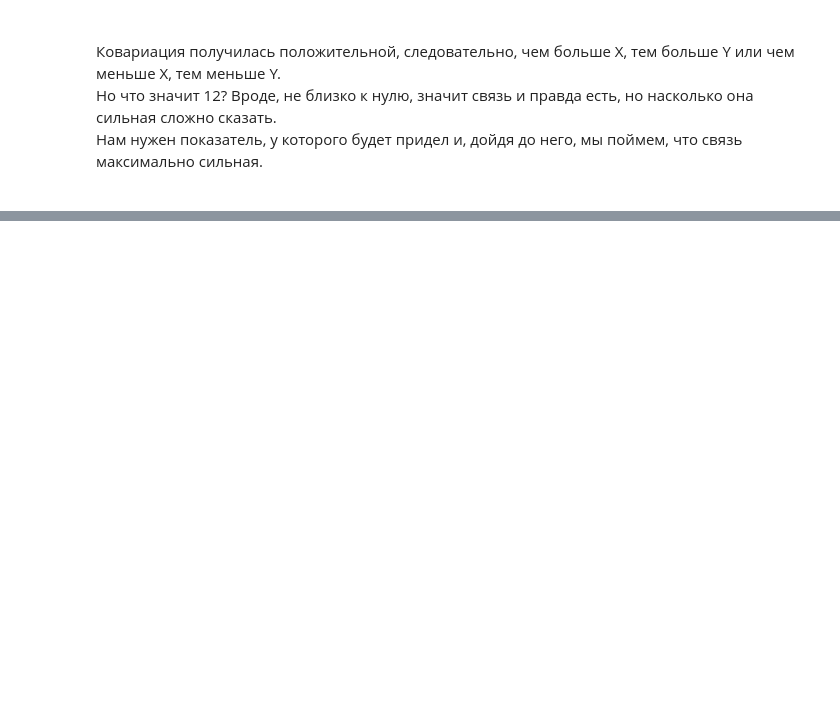
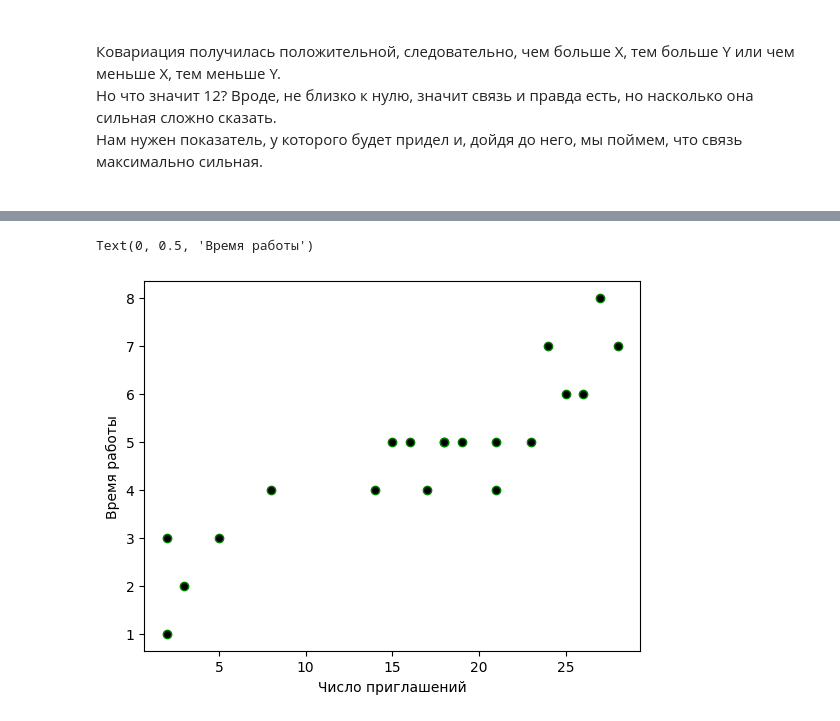
Before and after one commit to 1mmo/data-analysis-handbook, a Jupyter notebook: handbook/statistics.ipynb, the cells around one changed output, grey strips where cells are left out. Saved outputs shown, nothing was run; the diff lists cells and outputs as text; code cells hidden in the pictures; blank space fills up the shorter version.

```diff
--- a/handbook/statistics.ipynb
+++ b/handbook/statistics.ipynb
@@ -433,0 +439,7 @@ correlation: 0.39556932113604165
+# %%
+plt.scatter(invite_people, work_time, color='black', edgecolor='green')
+plt.xlabel('Число приглашений')
+plt.ylabel('Время работы')
+# %% [output]
+Text(0, 0.5, 'Время работы')
+[figure, added]
```
Also changed, not shown: parts of 22 cells of this notebook, 3 other files.
